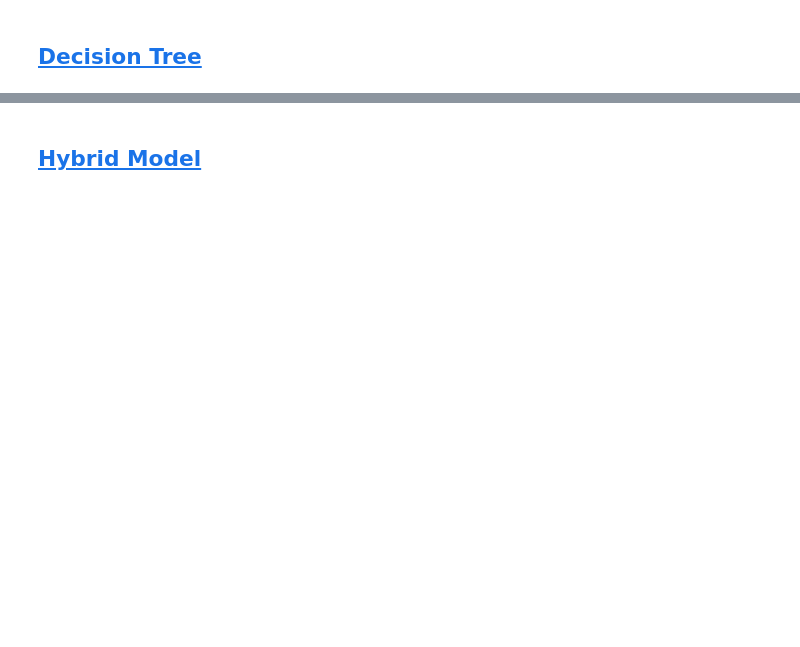
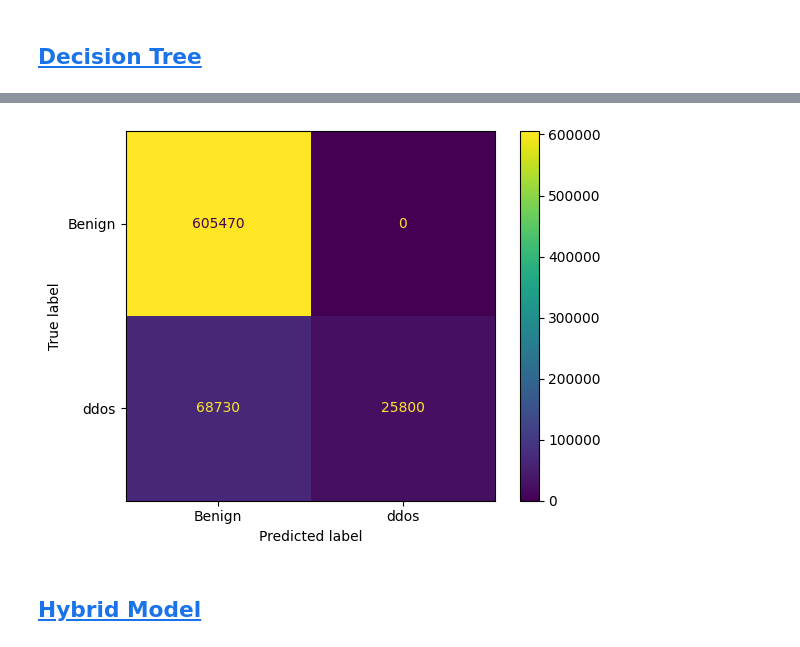
Before and after one commit to RampageousRJ/DDoS-Attack-Detection-DMPA-Project, a Jupyter notebook: Model/model.ipynb, the cells around one changed output, grey strips where cells are left out. Cells and saved outputs as stored; diff of their text form; code cells hidden in the pictures; blank space fills up the shorter version.

```diff
--- a/Model/model.ipynb
+++ b/Model/model.ipynb
@@ -322,3 +374,4 @@ dt.fit(X_train,Y_train)
 # %%
-dt_accuracy = accuracy_score(new_Y_TEST, dt.predict(new_X_TEST))
+prediction = dt.predict(new_X_TEST)
+dt_accuracy = accuracy_score(new_Y_TEST, prediction)
 print(f"Decision Tree Accuracy: {dt_accuracy*100:.2f}%")
@@ -329,3 +386,10 @@ plt.show()
+# %%
+confusion_matrix = metrics.confusion_matrix(new_Y_TEST, prediction, labels=dt.classes_)
+cm_display = metrics.ConfusionMatrixDisplay(confusion_matrix = confusion_matrix, display_labels = dt.classes_)
+cm_display.plot()
+plt.show()
+# %% [output]
+[figure, added]
 # %% [markdown]
 ## <a id='toc5_4_'></a>[Hybrid Model](#toc0_)
 # %%
```
Also changed, not shown: parts of 22 cells of this notebook, 1 other file.
